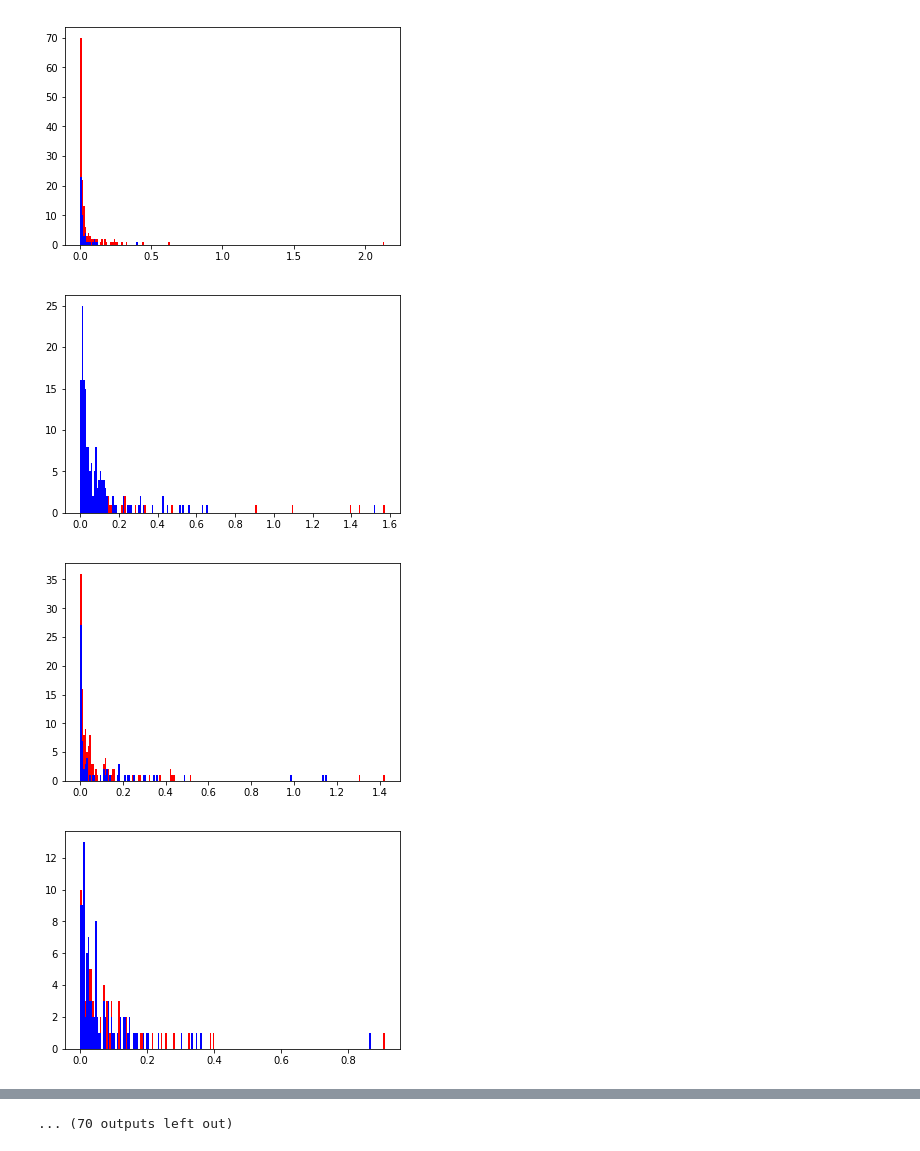
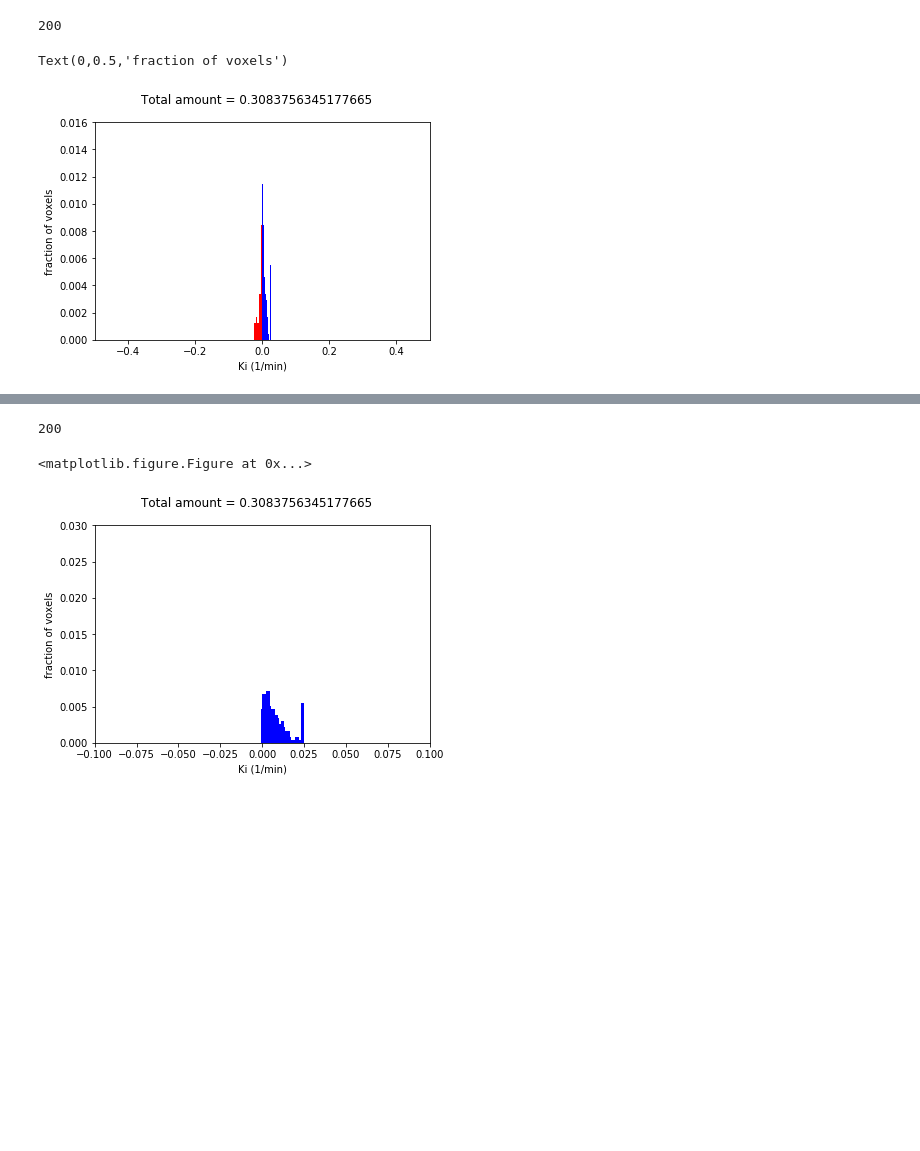
Before and after one commit to putintostyle/brain-permeability, a Jupyter notebook: ki_computation.ipynb, the cells around one changed output, grey strips where cells are left out. Drawn from its saved outputs; the diff is of its cells as text; code cells hidden in the pictures; blank space fills up the shorter version.

```diff
--- a/ki_computation.ipynb
+++ b/ki_computation.ipynb
@@ -163,3 +190,21 @@ def main(center_ROI, center_VIF, radius, cut_1, cut_2, cut_3,bins):
     Ki = compute_K_i(ROI, c_p, drop_list, y)
     sub = substract_Ki(Ki,bins)
     return [sub[0], sub[1], sub[2], sub[3]]
+# %%
+PATH = "D:\\Brain_PR\\00936343Nov\\"
+ROI_center_list = [[57,61],[58,61]]
+VIF_center_list = [[55,63],[54,63]]
+cut = [[70,85,90],
+        [75,80,90],
+        [74,87,95],
+        ]
+substract_arr = []
+positive = []
+negetive = []
+for R_cen in ROI_center_list:
+    for V_cen in VIF_center_list:
+        for cut_row in cut:
+            result = main(PATH, 1409, 769, R_cen,V_cen, 8, 8,cut_row[0], cut_row[1], cut_row[2],200)
+            substract_arr.append(result[0])
+            positive.append(result[2])
+            negetive.append(result[3])
@@ -166,47 +232,27 @@ def main(center_ROI, center_VIF, radius, cut_1, cut_2, cut_3,bins):
 # %%
-PATH = "D:\\Brain_PR\\00936343Nov\\"
-ROI_center_list = [[57,61],[58,61],[56,61],[57,60]]
-VIF_center_list = [[55,63],[54,63],[56,63],[55,62]]
-cut = [[70,85,90],
-        [75,80,90],
-        [74,87,95],
-        [75,81,85],
-        [70,76,86],
-        ]
-substract_arr = []
-positive = []
-negetive = []
-for R_cen in ROI_center_list:
-    for V_cen in VIF_center_list:
-        for cut_row in cut:
-            result = main(R_cen,V_cen, 8, cut_row[0], cut_row[1], cut_row[2],200)
-            substract_arr.append(result[0])
-            positive.append(result[2])
-            negetive.append(result[3])
-bins = main([57,61],[55,63], 8, 70,85,90,200)[1][0:-1]
+bins = main(PATH, 961, 897,[57,61],[55,63], 8,8, 70,85,90,200)[1][0:-1]
+print(len(bins))
+# bins = main(PATH, 1409, 769, [57,61],[55,63], 8, 8, 70,85,90,200)[1][0:-1]
 plt.clf()
 plt.bar(bins,np.mean(substract_arr, axis=0),width = 0.002,color = 'grey')
 
-            # plt.xticks(new_ticks)
-            # plt.hist(Ki, 800,rwidth=0.6)
-plt.xlim(-0.3, 0.3)
+plt.xlim(-0.1, 0.1)
 plt.ylim(0, 0.025)
 plt.suptitle('Total amount = '+ str(np.sum(np.mean(substract_arr, axis=0))))
 plt.xlabel('Ki (1/min)')
 plt.ylabel('fraction of voxels')
 # plt.savefig('00936343Nov after subtraction.png')
 
 plt.clf()
 plt.bar(-1*bins,np.mean(negetive, axis=0),width = 0.002,color = 'r')
 plt.bar(bins,np.mean(positive, axis=0),width = 0.002,color = 'b')
-plt.xlim(-0.3, 0.3)
+plt.xlim(-0.5, 0.5)
 #             plt.ylim(0, 0.5)
 plt.suptitle('Total amount = '+str(np.sum(np.mean(substract_arr, axis=0))))
 plt.xlabel('Ki (1/min)')
 plt.ylabel('fraction of voxels')
 # plt.savefig('00936343Nov before subtraction.png')
 # %% [output]
+200
+Text(0,0.5,'fraction of voxels')
-[figure, old version]
+[figure, new version]
-[figure, removed]
-[figure, removed]
-[figure, removed]
@@ -221,7 +259,21 @@ plt.ylabel('fraction of voxels')
-... (70 outputs left out)
 # %%
-# bins = main([57,61],[55,63], 8, 70,85,90,200)[1][0:-1]
-# print(len(bins))
+bins = main(PATH, 961, 897, [57,61],[55,63], 8, 8, 70,85,90,200)[1][0:-1]
+print(len(bins))
+# %% [output]
+200
+<matplotlib.figure.Figure at 0x...>
+# %%
+plt.clf()
+# plt.bar(-1*bins,np.mean(negetive, axis=0),width = 0.002,color = 'r')
+plt.bar(bins,np.mean(substract_arr, axis=0),width = 0.002,color = 'b')
+plt.xlim(-0.1, 0.1)
+plt.ylim(0, 0.03)
+plt.suptitle('Total amount = '+str(np.sum(np.mean(substract_arr, axis=0))))
+plt.xlabel('Ki (1/min)')
+plt.ylabel('fraction of voxels')
+plt.show()
+# %% [output]
+[figure, added]
 # %%
 print(len(np.mean(substract_arr, axis=0)))
 # %%
```
Also changed, not shown: parts of 13 cells of this notebook.
